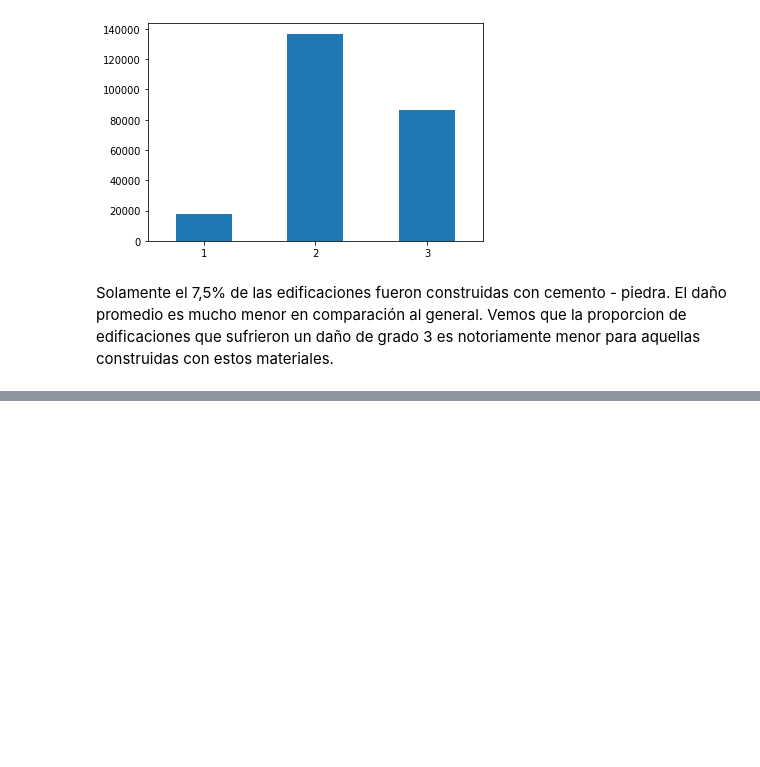
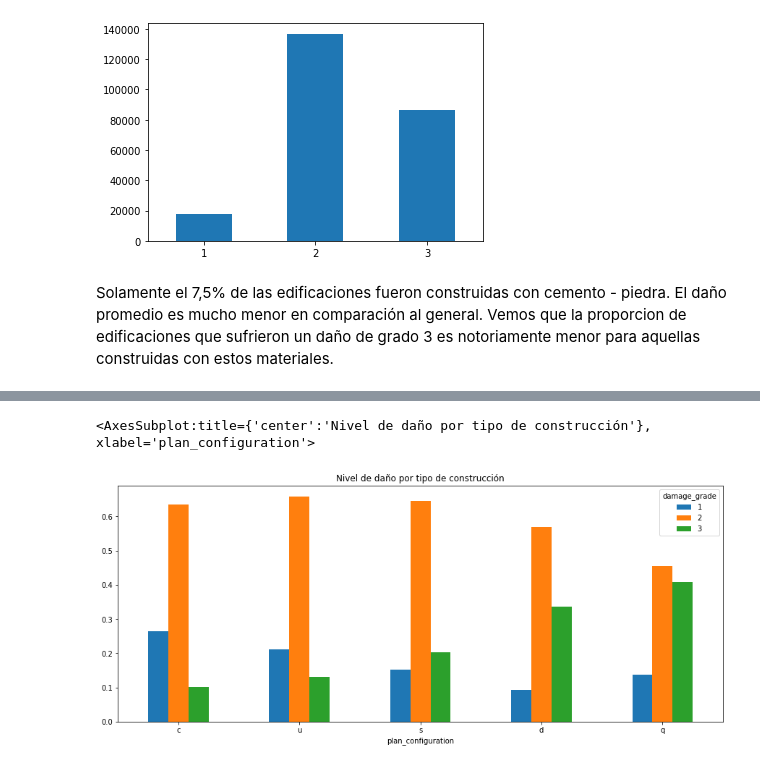
Before and after one commit to franvinas/7506-tp1, a Jupyter notebook: tp1.ipynb, the cells around one changed output, grey strips where cells are left out. Drawn from its saved outputs; the diff is of its cells as text; code cells hidden in the pictures; blank space fills up the shorter version.

```diff
--- a/tp1.ipynb
+++ b/tp1.ipynb
@@ -611,0 +679,3 @@ Solamente el 7,5% de las edificaciones fueron construidas con cemento - piedra.
+# %%
+daño_por_formato_relevantes = daño_por_formato[total_dañados_por_formato>total_dañados_por_formato.quantile(0.5)]
+daño_por_formato_relevantes
@@ -611,0 +690,3 @@ Solamente el 7,5% de las edificaciones fueron construidas con cemento - piedra.
+# %%
+daño_por_formato_porcentual_relevantes = daño_por_formato_relevantes.divide(total_dañados_por_formato, axis = 0).sort_values(by=3).dropna()
+daño_por_formato_porcentual_relevantes
@@ -611,0 +701,5 @@ Solamente el 7,5% de las edificaciones fueron construidas con cemento - piedra.
+# %%
+daño_por_formato_porcentual_relevantes.plot(kind='bar', rot=0, title='Nivel de daño por tipo de construcción', figsize=(15,6))
+# %% [output]
+<AxesSubplot:title={'center':'Nivel de daño por tipo de construcción'}, xlabel='plan_configuration'>
+[figure, added]
```
Also changed, not shown: parts of 14 cells of this notebook.
